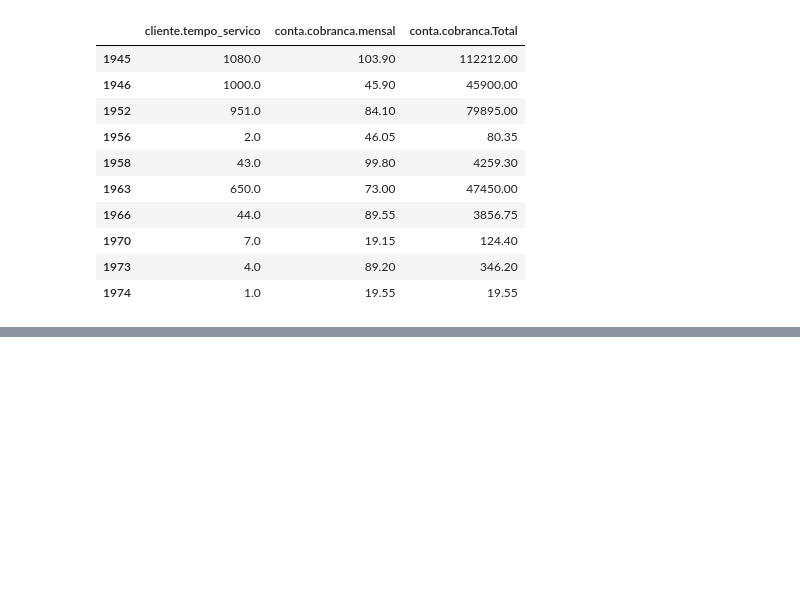
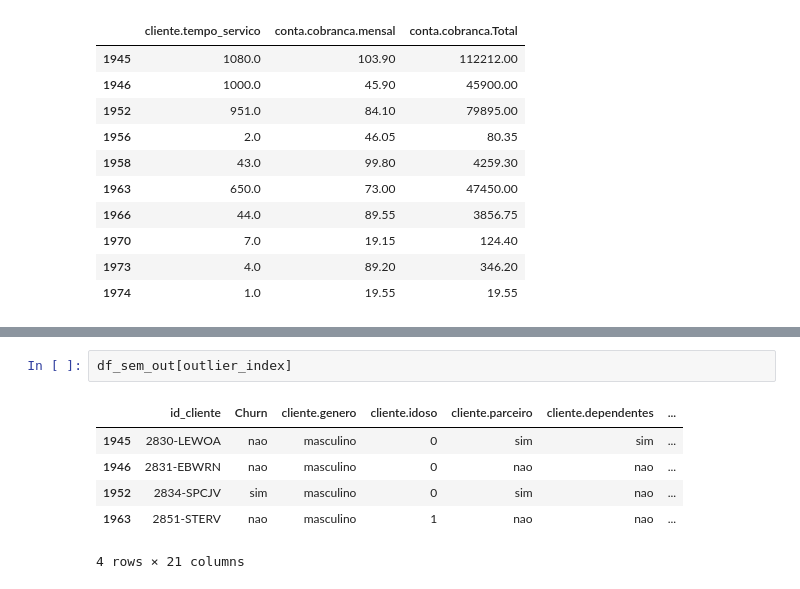
Before and after one commit to JvNeo/Estudo_Pandas, a Jupyter notebook: Pandas_limpeza_e_tratamento_de_dados_.ipynb, the cells around one changed output, grey strips where cells are left out. Saved outputs shown, nothing was run; the diff lists cells and outputs as text; blank space fills up the shorter version.

```diff
--- a/Pandas_limpeza_e_tratamento_de_dados_.ipynb
+++ b/Pandas_limpeza_e_tratamento_de_dados_.ipynb
@@ -846,0 +889,9 @@ df_sem_out[outlier_index][['cliente.tempo_servico', 'conta.cobranca.mensal', 'co
+# %%
+df_sem_out[outlier_index]
+# %% [output]
+|  | id_cliente | Churn | cliente.genero | cliente.idoso | cliente.parceiro | cliente.dependentes | ... |
+| 1945 | 2830-LEWOA | nao | masculino | 0 | sim | sim | ... |
+| 1946 | 2831-EBWRN | nao | masculino | 0 | nao | nao | ... |
+| 1952 | 2834-SPCJV | sim | masculino | 0 | sim | nao | ... |
+| 1963 | 2851-STERV | nao | masculino | 1 | nao | nao | ... |
+4 rows × 21 columns
```
Also changed, not shown: parts of 7 cells of this notebook.
